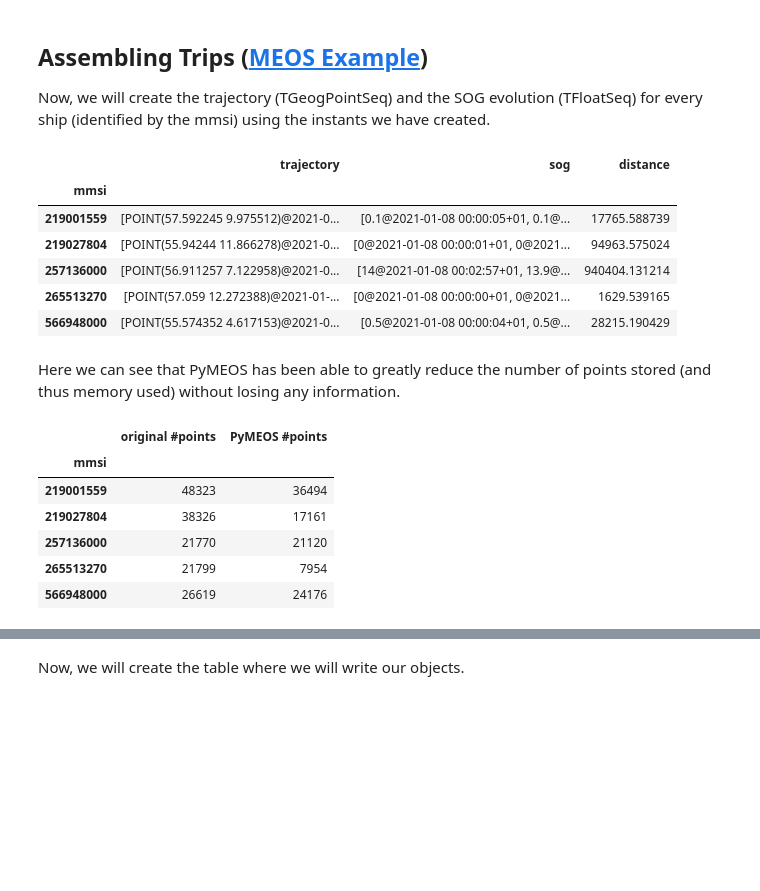
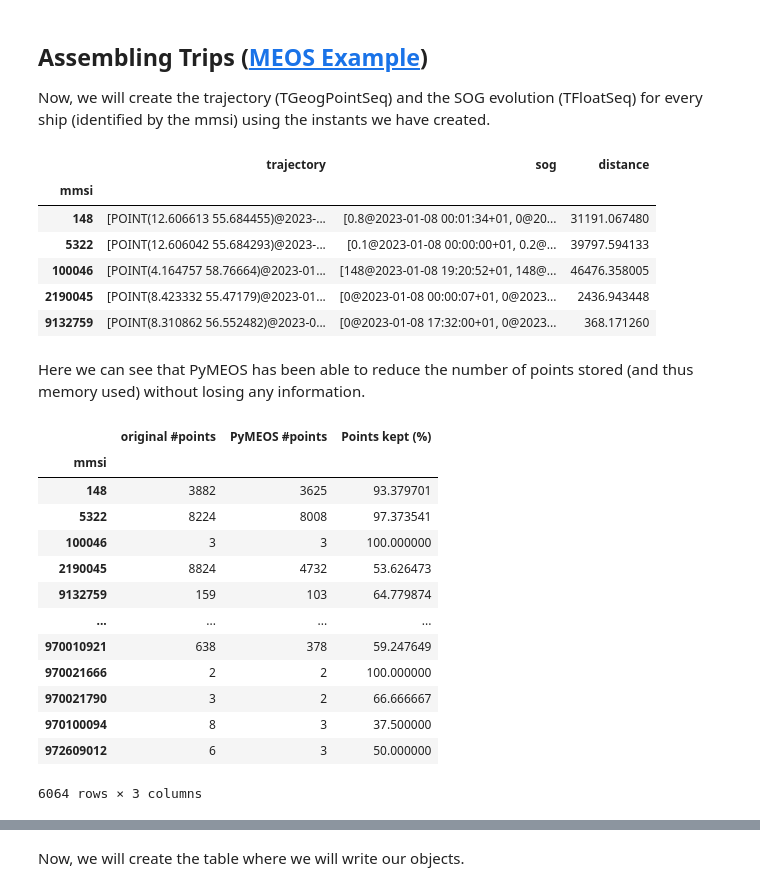
Before and after one commit to MobilityDB/PyMEOS, a Jupyter notebook: pymeos_examples/PyMEOS Examples/AIS.ipynb, the cells around one changed output, grey strips where cells are left out. Drawn from its saved outputs; the diff is of its cells as text; code cells hidden in the pictures; blank space fills up the shorter version.

```diff
--- a/pymeos_examples/PyMEOS Examples/AIS.ipynb
+++ b/pymeos_examples/PyMEOS Examples/AIS.ipynb
@@ -34,0 +40,11 @@ ais.head()
+# %%
+ais = pd.read_csv('./data/aisdk-2023-08-01.zip', usecols=['# Timestamp', 'MMSI', 'Latitude', 'Longitude', 'SOG'])
+ais.columns = ['t', 'mmsi', 'lat', 'lon', 'sog']
+ais = ais[ais['t'] != 0]
+ais = ais[ais['mmsi'] != 0]
+ais = ais.drop_duplicates(['t', 'mmsi'])
+ais = ais[(ais['lat'] >= 40.18) & (ais['lat'] <= 84.17)]
+ais = ais[(ais['lon'] >= -16.1) & (ais['lon'] <= 32.88)]
+ais = ais[(ais['sog'] >= 0) & (ais['sog'] <= 1022)]
+ais.dropna()
+ais.head()
@@ -35,8 +58,5 @@ ais.head()
 # %% [markdown]
 Now, we will create the PyMEOS object representing the position and the SOG.
 # %%
-ais['point'] = ais.apply(lambda row: TGeogPointInst(point=(row['latitude'], row['longitude']), timestamp=row['t']),
-                         axis=1)
-ais['sog'] = ais.apply(lambda row: TFloatInst(value=row['sog'], timestamp=row['t']), axis=1)
-ais.drop(['latitude', 'longitude'], axis=1, inplace=True)
-ais.head()
+ais['instant'] = ais.progress_apply(lambda row: TGeogPointInst(point=(row['lon'], row['lat']), timestamp=row['t']), axis=1)
+ais['sog'] = ais.progress_apply(lambda row: TFloatInst(value=row['sog'], timestamp=row['t']), axis=1)
@@ -49,0 +63,3 @@ ais.head()
+# %%
+ais.drop(['lat', 'lon'], axis=1, inplace=True)
+ais.head()
@@ -54,32 +77,41 @@ Now, we will create the trajectory (TGeogPointSeq) and the SOG evolution (TFloat
 # %%
 trajectories = ais.groupby('mmsi').aggregate(
     {
-        'point': TGeogPointSeq.from_instants,
-        'sog': TFloatSeq.from_instants
+        'instant': lambda x: TGeogPointSeq.from_instants(x, upper_inc=True),
+        'sog': lambda x: TFloatSeq.from_instants(x, upper_inc=True)
     }
-).rename({'point': 'trajectory'}, axis=1)
+).rename({'instant': 'trajectory'}, axis=1)
 trajectories['distance'] = trajectories['trajectory'].apply(lambda t: t.length())
 trajectories.head()
 # %% [output]
 |  | trajectory | sog | distance |
 | mmsi |  |  |  |
-| 219001559 | [POINT(57.592245 9.975512)@2021-0... | [0.1@2021-01-08 00:00:05+01, 0.1@... | 17765.588739 |
-| 219027804 | [POINT(55.94244 11.866278)@2021-0... | [0@2021-01-08 00:00:01+01, 0@2021... | 94963.575024 |
-| 257136000 | [POINT(56.911257 7.122958)@2021-0... | [14@2021-01-08 00:02:57+01, 13.9@... | 940404.131214 |
-| 265513270 | [POINT(57.059 12.272388)@2021-01-... | [0@2021-01-08 00:00:00+01, 0@2021... | 1629.539165 |
-| 566948000 | [POINT(55.574352 4.617153)@2021-0... | [0.5@2021-01-08 00:00:04+01, 0.5@... | 28215.190429 |
+| 148 | [POINT(12.606613 55.684455)@2023-... | [0.8@2023-01-08 00:01:34+01, 0@20... | 31191.067480 |
+| 5322 | [POINT(12.606042 55.684293)@2023-... | [0.1@2023-01-08 00:00:00+01, 0.2@... | 39797.594133 |
+| 100046 | [POINT(4.164757 58.76664)@2023-01... | [148@2023-01-08 19:20:52+01, 148@... | 46476.358005 |
+| 2190045 | [POINT(8.423332 55.47179)@2023-01... | [0@2023-01-08 00:00:07+01, 0@2023... | 2436.943448 |
+| 9132759 | [POINT(8.310862 56.552482)@2023-0... | [0@2023-01-08 17:32:00+01, 0@2023... | 368.171260 |
 # %% [markdown]
-Here we can see that PyMEOS has been able to greatly reduce the number of points stored (and thus memory used) without losing any information.
+Here we can see that PyMEOS has been able to reduce the number of points stored (and thus memory used) without losing any information.
 # %%
-pd.concat([ais.groupby('mmsi')['t'].count().rename('original #points'),
+comparison = pd.concat([ais.groupby('mmsi')['t'].count().rename('original #points'),
            trajectories['trajectory'].apply(lambda t: t.num_instants()).rename('PyMEOS #points')],
           axis=1)
+comparison['Points kept (%)'] = comparison['PyMEOS #points'] /comparison['original #points'] * 100
+comparison
 # %% [output]
-|  | original #points | PyMEOS #points |
-| mmsi |  |  |
-| 219001559 | 48323 | 36494 |
-| 219027804 | 38326 | 17161 |
-| 257136000 | 21770 | 21120 |
-| 265513270 | 21799 | 7954 |
-| 566948000 | 26619 | 24176 |
+|  | original #points | PyMEOS #points | Points kept (%) |
+| mmsi |  |  |  |
+| 148 | 3882 | 3625 | 93.379701 |
+| 5322 | 8224 | 8008 | 97.373541 |
+| 100046 | 3 | 3 | 100.000000 |
+| 2190045 | 8824 | 4732 | 53.626473 |
+| 9132759 | 159 | 103 | 64.779874 |
+| ... | ... | ... | ... |
+| 970010921 | 638 | 378 | 59.247649 |
+| 970021666 | 2 | 2 | 100.000000 |
+| 970021790 | 3 | 2 | 66.666667 |
+| 970100094 | 8 | 3 | 37.500000 |
+| 972609012 | 6 | 3 | 50.000000 |
+6064 rows × 3 columns
 # %% [markdown]
```
Also changed, not shown: parts of 15 cells of this notebook, 2 other files.
